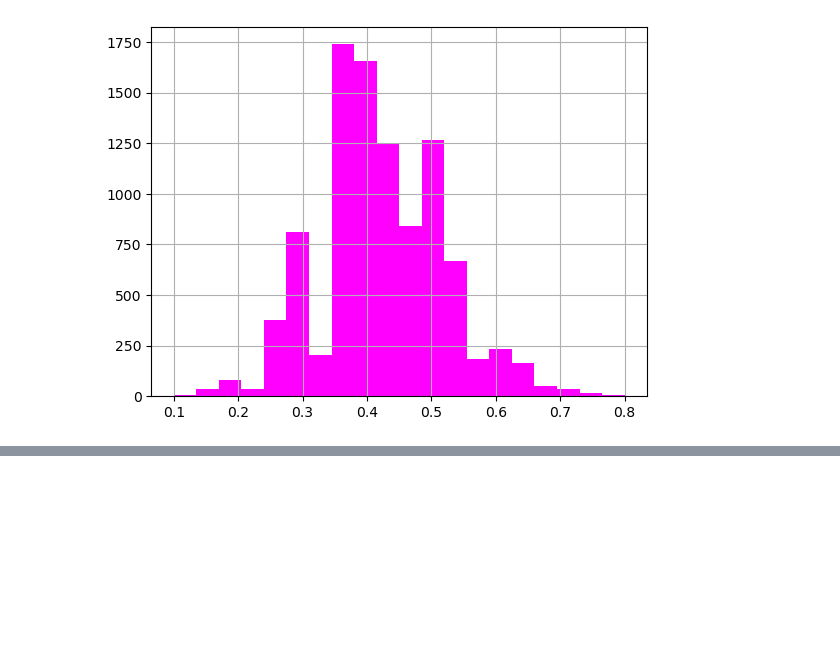
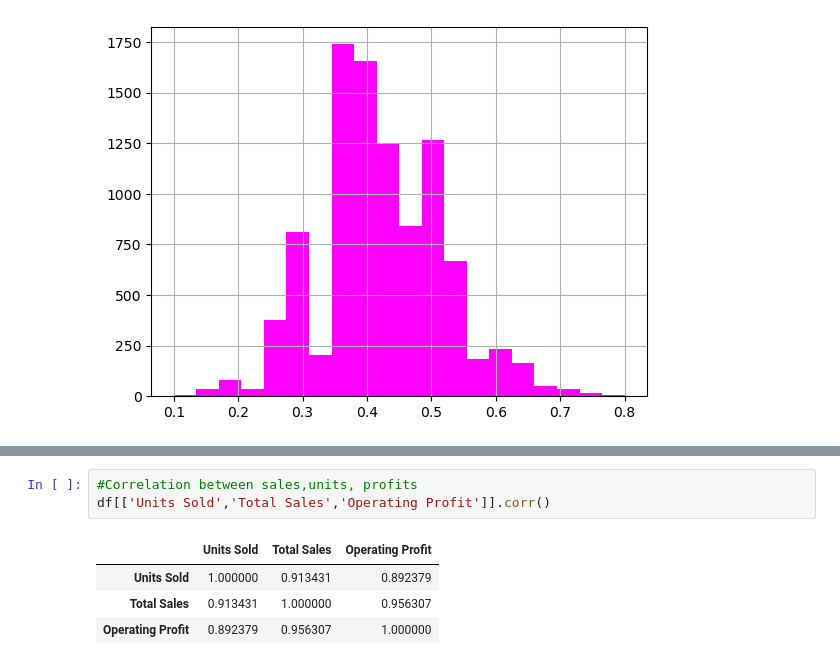
Before and after one commit to Lenmbugua/Analytics-Practice-Datasets, a Jupyter notebook: Adidas US sales Dataset.ipynb, the cells around one changed output, grey strips where cells are left out. Drawn from its saved outputs; the diff is of its cells as text; blank space fills up the shorter version.

Commit message:
Correlation between sales,profits and units

```diff
--- a/Adidas US sales Dataset.ipynb
+++ b/Adidas US sales Dataset.ipynb
@@ -427,3 +427,11 @@ You get only the rows where the condition is True.
 | 2433 | Sports Direct | 1185732 | 2021-12-02 | Southeast | North Carolina | Charlotte | Men's Street Footwear | 70.0 | 975 | ... |
 | 2505 | Amazon | 1185732 | 2021-12-09 | Midwest | Ohio | Columbus | Men's Street Footwear | 75.0 | 825 | ... |
 94 rows × 13 columns
+# %%
+#Correlation between sales,units, profits
+df[['Units Sold','Total Sales','Operating Profit']].corr()
+# %% [output]
+|  | Units Sold | Total Sales | Operating Profit |
+| Units Sold | 1.000000 | 0.913431 | 0.892379 |
+| Total Sales | 0.913431 | 1.000000 | 0.956307 |
+| Operating Profit | 0.892379 | 0.956307 | 1.000000 |
```
Also changed, not shown: parts of 2 cells of this notebook.
